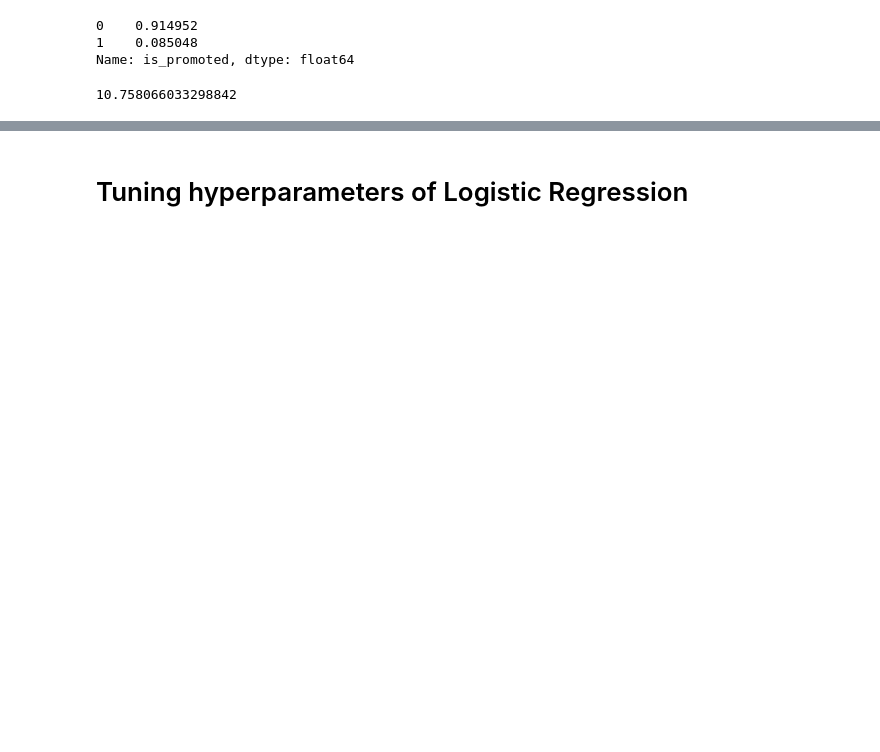
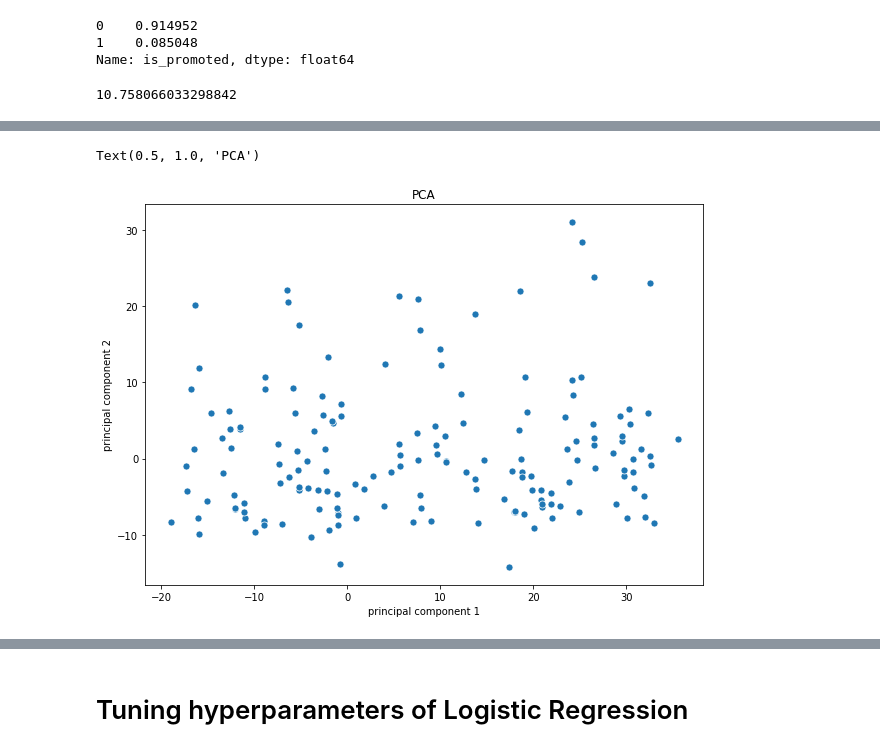
Before and after one commit to slavaminchuk/Logistic-regression, a Jupyter notebook: Logistic regression.ipynb, the cells around one changed output, grey strips where cells are left out. Saved outputs shown, nothing was run; the diff lists cells and outputs as text; code cells hidden in the pictures; blank space fills up the shorter version.

```diff
--- a/Logistic regression.ipynb
+++ b/Logistic regression.ipynb
@@ -222,0 +381,9 @@ Name: is_promoted, dtype: float64
+# %%
+plt.figure(figsize=(10, 7))
+sns.scatterplot(x=sample_true["principal component 1"], y=sample_true["principal component 2"],
+               s=50
+)
+plt.title('PCA')
+# %% [output]
+Text(0.5, 1.0, 'PCA')
+[figure, added]
```
Also changed, not shown: parts of 96 cells of this notebook.
